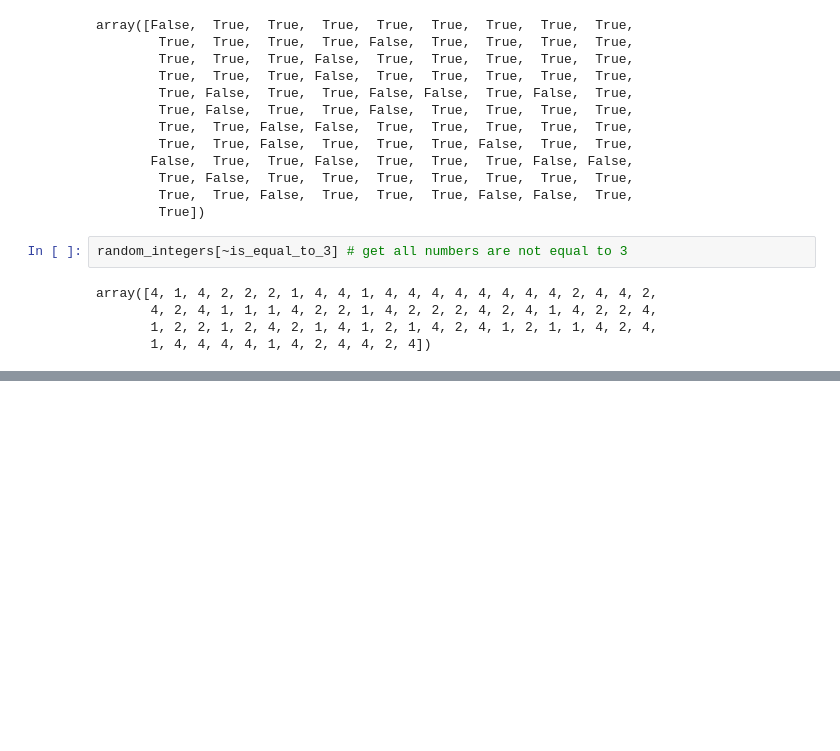
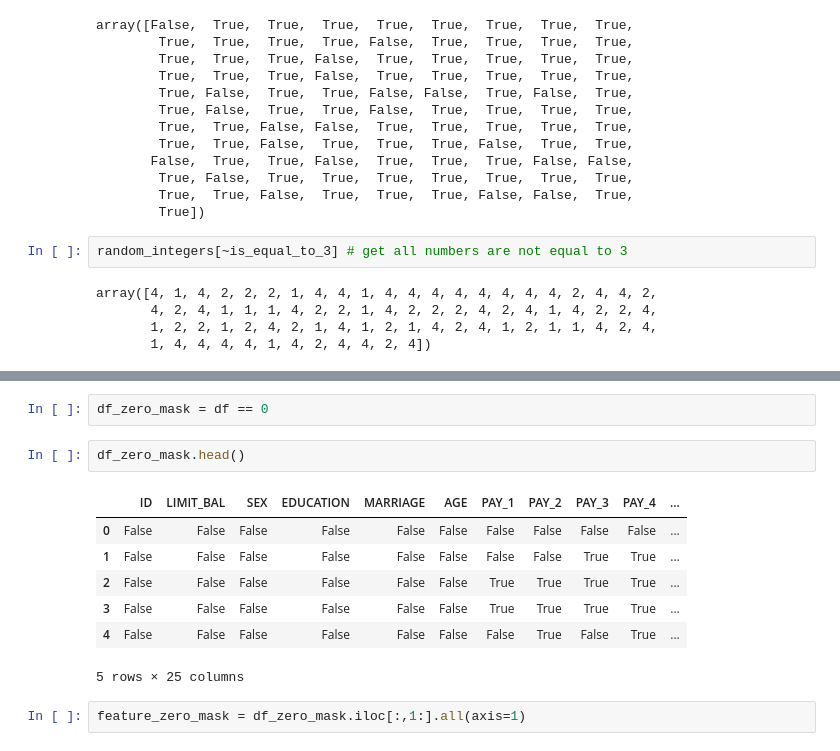
Before and after one commit to ramondepieri/datascienceprojects, a Jupyter notebook: credit_card_clients/credit_card_clients.ipynb, the cells around one changed output, grey strips where cells are left out. Saved outputs shown, nothing was run; the diff lists cells and outputs as text; blank space fills up the shorter version.

```diff
--- a/credit_card_clients/credit_card_clients.ipynb
+++ b/credit_card_clients/credit_card_clients.ipynb
@@ -281,0 +349,14 @@ array([4, 1, 4, 2, 2, 2, 1, 4, 4, 1, 4, 4, 4, 4, 4, 4, 4, 4, 2, 4, 4, 2,
+# %%
+df_zero_mask = df == 0
+# %%
+df_zero_mask.head()
+# %% [output]
+|  | ID | LIMIT_BAL | SEX | EDUCATION | MARRIAGE | AGE | PAY_1 | PAY_2 | PAY_3 | PAY_4 | ... |
+| 0 | False | False | False | False | False | False | False | False | False | False | ... |
+| 1 | False | False | False | False | False | False | False | False | True | True | ... |
+| 2 | False | False | False | False | False | False | True | True | True | True | ... |
+| 3 | False | False | False | False | False | False | True | True | True | True | ... |
+| 4 | False | False | False | False | False | False | False | True | False | True | ... |
+5 rows × 25 columns
+# %%
+feature_zero_mask = df_zero_mask.iloc[:,1:].all(axis=1)
```
Also changed, not shown: parts of 24 cells of this notebook.
